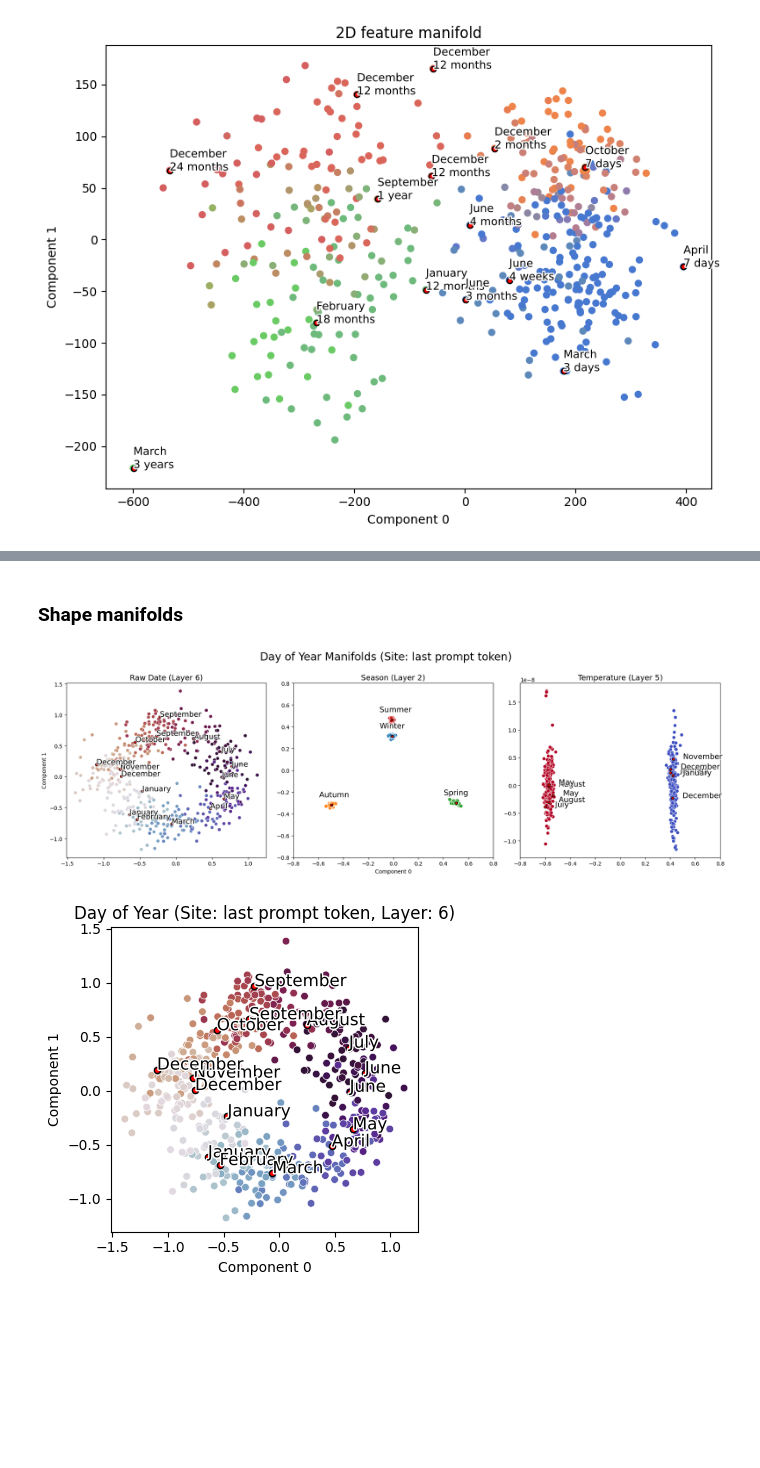
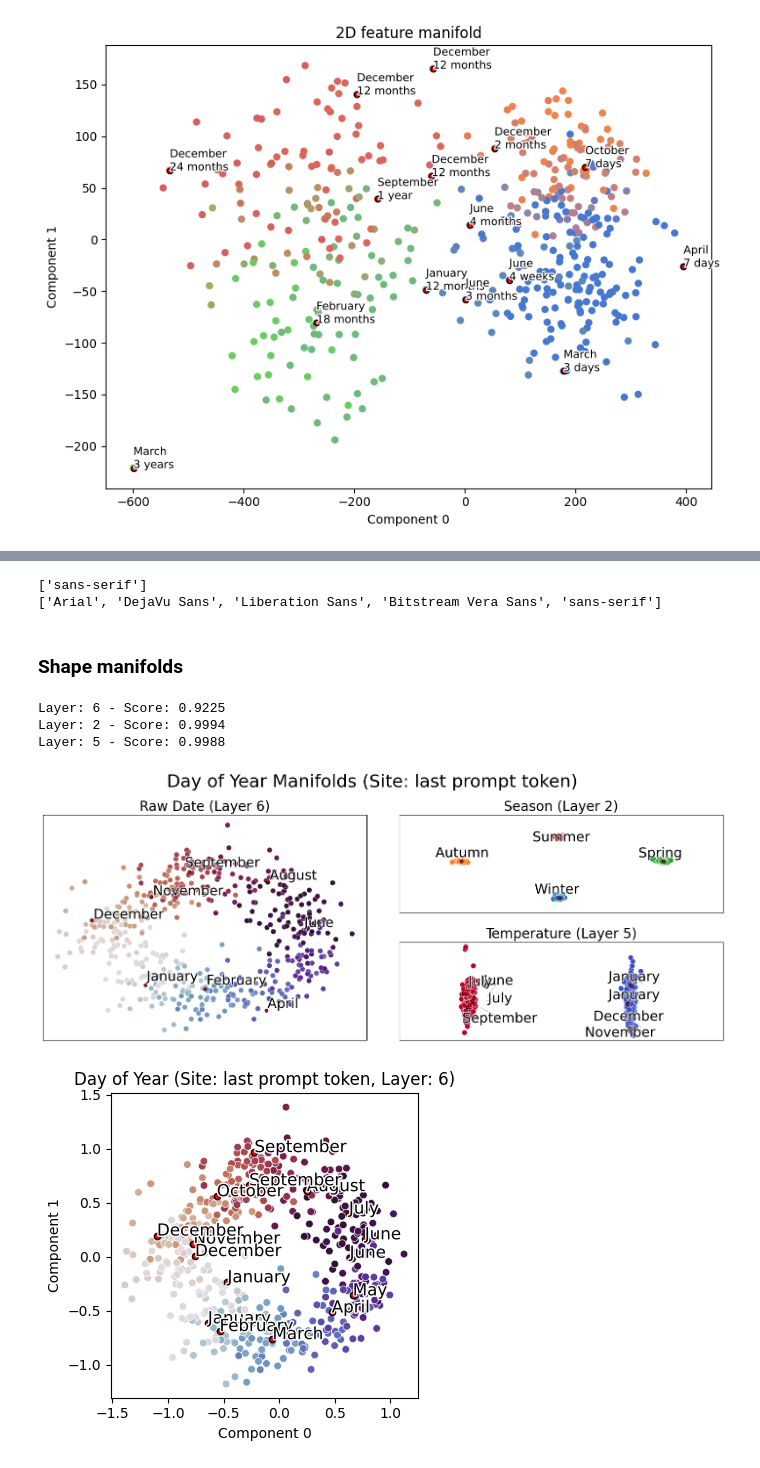
Before and after one commit to UKPLab/arxiv2025-shape-happens, a Jupyter notebook: plot_results.ipynb, the cells around one changed output, grey strips where cells are left out. Cells and saved outputs as stored; diff of their text form; code cells hidden in the pictures; blank space fills up the shorter version.

Commit message:
feat: update plotting notebooks

```diff
--- a/plot_results.ipynb
+++ b/plot_results.ipynb
@@ -570,10 +832,10 @@ for task in df['dataset_name'].unique():
 
 
     df_replace = df_task[df_task['intervention_type'] == 'SMDS']
-    df_replace = df_replace[df_replace['n_components'].isin([2, 500])]
+    df_replace = df_replace[df_replace['n_components'].isin([500, 2])]
 
     df_rand = df_task[df_task['intervention_type'] == 'rand']
-    df_rand = df_rand[df_rand['n_components'].isin([2, 500])]
+    df_rand = df_rand[df_rand['n_components'].isin([500, 2])]
     df_full = df_task[df_task['intervention_type'] == 'full']
     df_task = pd.concat([df_replace, df_rand, df_full], ignore_index=True)
     # palette = sns.color_palette("viridis", as_cmap=False, n_colors=df_task['label'].nunique())
@@ -581,7 +843,8 @@ for task in df['dataset_name'].unique():
     group1 = sns.color_palette("Blues", 3)[1:3]      # Two similar blues
     group2 = sns.color_palette("Reds", 3)[1:3]       # Two similar reds
     distinct = [sns.color_palette("Greens", 5)[2]]   # One distinct green
-
+    group1.reverse()
+    group2.reverse()
     custom_palette = group1 + group2 + distinct
 
 
@@ -635,7 +898,7 @@ for task in df['dataset_name'].unique():
 
     # Labels and layout
     ax.legend(title='Intervention Type')
-    plt.title(f'Post-intervention Accuracy')
+    plt.title(f'Post-intervention Accuracy - {task.replace("_3way", "")}')
     plt.xlabel('$\\sigma^2$ ($log_{10}$ scale)')
     plt.ylabel('Accuracy')
     plt.ylim(0.35, 0.87)
@@ -1161,15 +1423,45 @@ for i, (layer, target_col) in enumerate(zip(layers, target_cols)):
+# %%
+import seaborn as sns
+import matplotlib.pyplot as plt
+
+sns.set_theme()
+print(plt.rcParams['font.family'])  # typically ['sans-serif']
+print(plt.rcParams['font.sans-serif'])  # see which sans-serif is preferred
+# %% [output]
+['sans-serif']
+['Arial', 'DejaVu Sans', 'Liberation Sans', 'Bitstream Vera Sans', 'sans-serif']
 # %% [markdown]
 ### Shape manifolds
 # %%
 import matplotlib.pyplot as plt
+import matplotlib
 import pandas as pd
 import seaborn as sns
 from time_stuff.plot import plot_activations_single
 from time_stuff.utils import ActivationDataset
+import matplotlib.gridspec as gridspec
+matplotlib.rcParams['svg.fonttype'] = 'none'
 
 # Common figure with 3 horizontal subplots
-fig, axes = plt.subplots(1, 3, figsize=(18, 6))
-plt.suptitle('Day of Year Manifolds (Site: last prompt token)', fontsize=20)
+fig = plt.figure(figsize=(18, 6))
+gs = gridspec.GridSpec(2, 2, width_ratios=[1, 1], height_ratios=[1, 1], wspace=0.1, hspace=0.3)
+
+# Square left plot spans both rows
+ax0 = fig.add_subplot(gs[:, 0])
+
+# Right two plots
+ax1 = fig.add_subplot(gs[0, 1])
+ax2 = fig.add_subplot(gs[1, 1])
+
+axes = [ax0, ax1, ax2]
+for ax in axes:
+    ax.set_xticks([])
+    ax.set_yticks([])
+    ax.set_xlabel('')
+    ax.set_ylabel('')
+    ax.tick_params(left=False, bottom=False)
+
+plt.suptitle('Day of Year Manifolds (Site: last prompt token)', fontsize=26, y=1.02)
 
 # ----------------------------- Plot 1: Date (Day of Year) -----------------------------
 ad1 = ActivationDataset.load('results/Llama-3.2-3B-Instruct/date_3way.pt')
@@ -1186,14 +1478,17 @@ plot_activations_single(
     preprocess_func=lambda x: pd.to_datetime(x).day_of_year,
     annotations='centroids',
     annotation_preprocess_func=lambda x: pd.to_datetime(x).strftime('%B'),
+    annotation_fontsize=20,
+    s=60,
+    linewidth=0.4,
     n_components=3,
-    return_fig=True,
+    n_annotations=8,
     filter_incorrect=True,
     max_samples=1000,
 )
 axes[0].grid(False)
 axes[0].set_ylabel('Component 1')
-axes[0].set_title('Raw Date (Layer 6)', fontsize=14)
+axes[0].set_title('Raw Date (Layer 6)', fontsize=20)
 
 # ----------------------------- Plot 2: Season -----------------------------
 dict_season = {
@@ -1217,49 +1512,57 @@ plot_activations_single(
     palette=sns.color_palette(['#1f77b4', '#2ca02c', '#d62728', '#ff7f0e']),
     annotations='centroids',
     annotation_preprocess_func=lambda x: dict_season.get(x, x),
+    annotation_fontsize=20,
+    s=60,
+    linewidth=0.4,
     n_components=3,
-    return_fig=True,
+    components=(0, 2),
     filter_incorrect=True,
     max_samples=1000,
     annotation_offset=(-0.1, 0.05)  # Adjust offset for better visibility
 )
 axes[1].grid(False)
 axes[1].set_xlabel('Component 0')
-axes[1].set_title('Season (Layer 2)', fontsize=14)
+axes[1].set_title('Season (Layer 2)', fontsize=20)
 axes[1].set_xlim(-0.8, 0.8)  # Adjust x-limits for better visibility
 axes[1].set_ylim(-0.8, 0.8)  # Adjust y-limits for better visibility
 
 # ----------------------------- Plot 3: Temperature -----------------------------
 ad3 = ActivationDataset.load('results/Llama-3.2-3B-Instruct/date_3way_temperature.pt')
 plot_activations_single(
     ad3,
     label_col='correct_temperature_label',
     target_col='last_prompt_token',
     label_col_str='correct_date',
     reduction_method='SMDS',
     layer=5,
     ax=axes[2],
     manifold='cluster',
-    annotation_center_bias=0.0,
-    annotations='random',
+    annotations='uniform',
     annotation_preprocess_func=lambda x: pd.to_datetime(x).strftime('%B'),
+    annotation_fontsize=20,
+    s=60,
+    linewidth=0.4,
     n_components=3,
-    return_fig=True,
+    n_annotations=8,
     filter_incorrect=True,
     max_samples=1000,
     annotation_offset=(0.08,0)
 )
 axes[2].grid(False)
-axes[2].set_title('Temperature (Layer 5)', fontsize=14)
-axes[2].set_xlim(-0.8, 0.8)
+axes[2].set_title('Temperature (Layer 5)', fontsize=20)
+axes[2].set_xlim(-1, 1)
 
 # ----------------------------- Finalize and Save -----------------------------
-plt.tight_layout(rect=[0, 0, 1, 0.98])  # Leave space for suptitle
+# plt.tight_layout(rect=[0, 0, 1, 0.95])  # Leave space for suptitle
 plt.savefig('plots/date_manifold_combined.pdf', bbox_inches='tight', dpi=300)
 plt.show()
 plt.close(fig)
 # %% [output]
+Layer: 6 - Score: 0.9225
+Layer: 2 - Score: 0.9994
+Layer: 5 - Score: 0.9988
-[figure, old version]
+[figure, new version]
 # %%
 from time_stuff.plot import plot_activations_single
 import matplotlib.pyplot as plt
```
Also changed, not shown: parts of 25 cells of this notebook.
